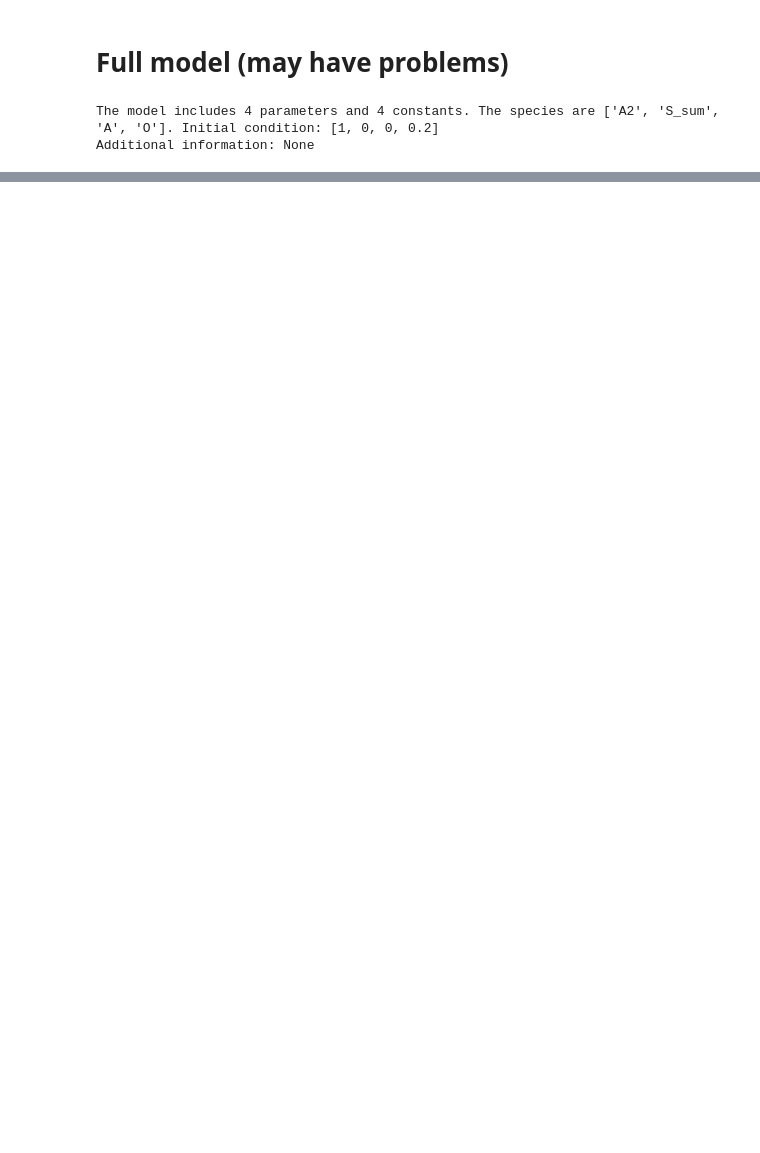
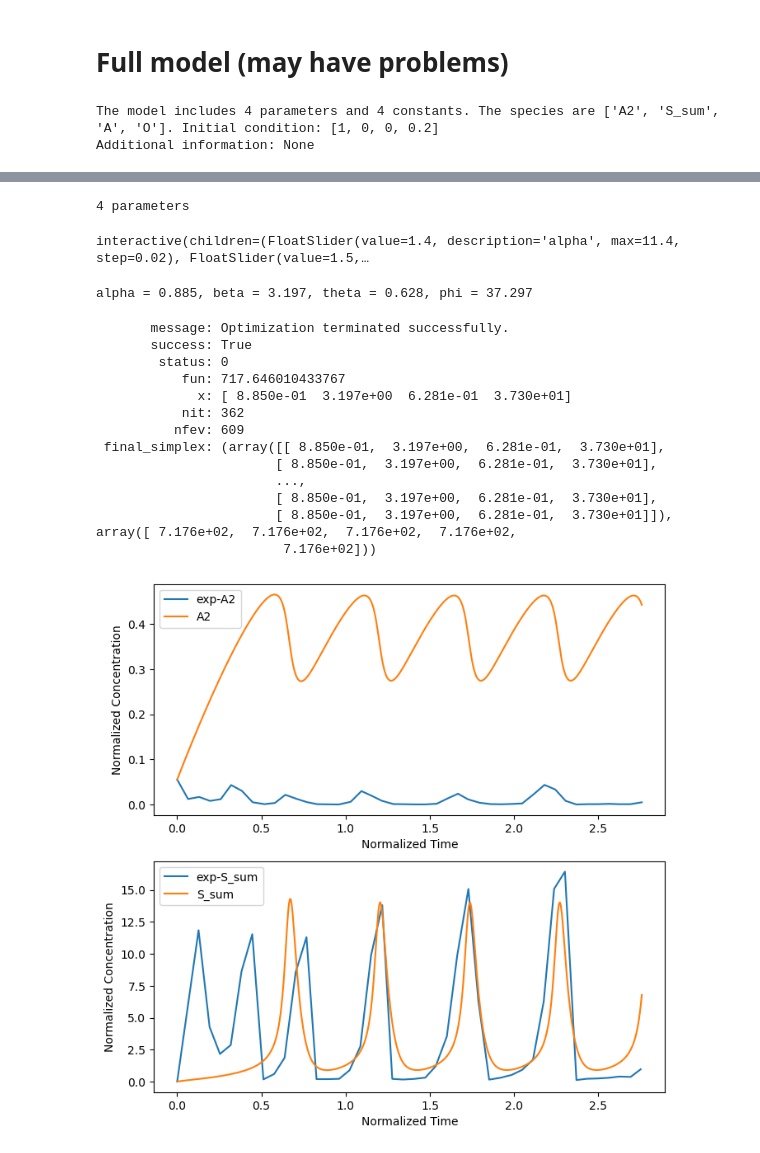
Before and after one commit to Zhiheng419/Chemical_Oscillation_Model, a Jupyter notebook: oscillation_analysis_toolkit.ipynb, the cells around one changed output, grey strips where cells are left out. Drawn from its saved outputs; the diff is of its cells as text; code cells hidden in the pictures; blank space fills up the shorter version.

```diff
--- a/oscillation_analysis_toolkit.ipynb
+++ b/oscillation_analysis_toolkit.ipynb
@@ -292,3 +292,9 @@ tau = 0.26
 df_400uL_700rpm['cA2'] /= cA2_sum0
 df_400uL_700rpm['cS'] /= cmc
 df_400uL_700rpm[['tA2', 'tS']] /= 60 * tau
+
+params = np.array([1.4, 1.5, 1.1, 20])
+consts = np.array([0.015, 2])
+init_cond = ([df_400uL_700rpm['cA2'].iloc[0], 0])
+osc_400uL_700rpm = oscillation(approx_model_FTC, params, consts, init_cond, calc_all_approx_model_FTC)
+osc_400uL_700rpm.add_exp_data(df_400uL_700rpm)
@@ -295 +304,24 @@ df_400uL_700rpm[['tA2', 'tS']] /= 60 * tau
+# %%
+osc_400uL_700rpm.interactive_plot(t=5, range=10, step=0.02, exp=True)
+# %% [output]
+4 parameters
+interactive(children=(FloatSlider(value=1.4, description='alpha', max=11.4, step=0.02), FloatSlider(value=1.5,…
+# %%
+osc_400uL_700rpm.fit(plot=True, overwrite=True)
+# %% [output]
+alpha = 0.885, beta = 3.197, theta = 0.628, phi = 37.297
+       message: Optimization terminated successfully.
+       success: True
+        status: 0
+           fun: 717.646010433767
+             x: [ 8.850e-01  3.197e+00  6.281e-01  3.730e+01]
+           nit: 362
+          nfev: 609
+ final_simplex: (array([[ 8.850e-01,  3.197e+00,  6.281e-01,  3.730e+01],
+                       [ 8.850e-01,  3.197e+00,  6.281e-01,  3.730e+01],
+                       ...,
+                       [ 8.850e-01,  3.197e+00,  6.281e-01,  3.730e+01],
+                       [ 8.850e-01,  3.197e+00,  6.281e-01,  3.730e+01]]), array([ 7.176e+02,  7.176e+02,  7.176e+02,  7.176e+02,
+                        7.176e+02]))
+[figure, added]
 # %%
```
Also changed, not shown: parts of 13 cells of this notebook, 4 other files.
